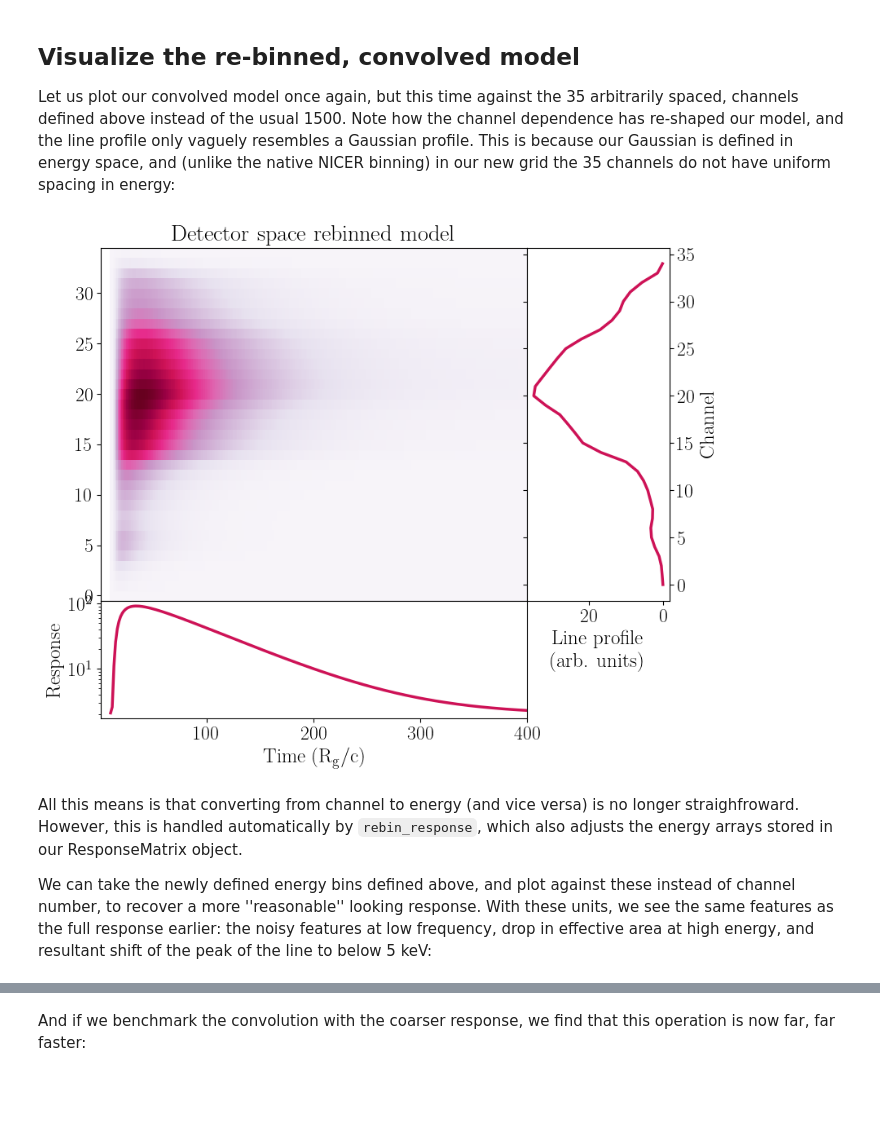
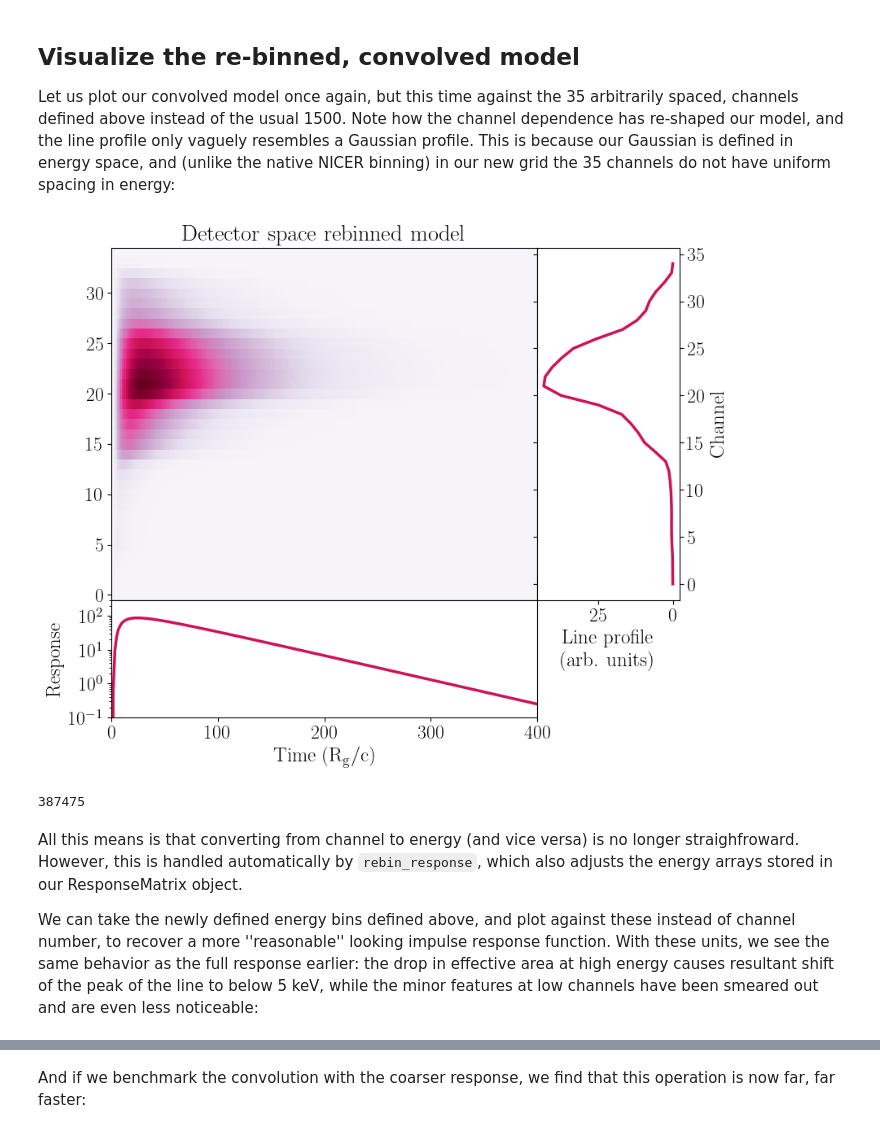
Before and after one commit to matteolucchini1/nDspec, a Jupyter notebook: docs/response.ipynb, the cells around one changed output, grey strips where cells are left out. Drawn from its saved outputs; the diff is of its cells as text; code cells hidden in the pictures; blank space fills up the shorter version.

````diff
--- a/docs/response.ipynb
+++ b/docs/response.ipynb
@@ -14,9 +16,9 @@ from nextspec.Response import ResponseMatrix
 We will start by loading the NICER rmf from path ```filepath``` by initializing an instance of the class ```ResponseMatrix```. The NICER response is separated in rmf and arf files; the initializer recognizes this and automatically prompts the user to pass an arf file through the ```load_arf method```. If instead the full response is contained in just one file (e.g. for RXTE), the class will recognize this and not prompt the user for an additional arf file.
 # %%
 rmfpath = os.getcwd()+"/data/nicer-rmf6s-teamonly-array50.rmf"
-test_matrix = ResponseMatrix(rmfpath)
+nicer_matrix = ResponseMatrix(rmfpath)
 arfpath = os.getcwd()+"/data/nicer-consim135p-teamonly-array50.arf"
-test_matrix.load_arf(arfpath)
+nicer_matrix.load_arf(arfpath)
 # %% [output]
 Arf missing, please load it
 Arf loaded
@@ -151,7 +177,7 @@ We can now obtain a "detector space" model by convolving the instrument response
 Regardless, it is this convolved model that is appropriate for comparison with the data. Note that if we could map photon energy to channels this step could be avoided - mathematically, this corresponds to a diagonal response matrix, with elements equal to only 0 or 1. This is typically the case for lower wavelength (e.g optical or infrared) data, but is not formally correct for X-ray data.
 # %%
 #now convolve the model with the response
-convolved_model = test_matrix.convolve_response(impulse_test)
+convolved_model = nicer_matrix.convolve_response(impulse_test)
 # %% [markdown]
 Let us plot our model again, but this time in "detector space" after the convolution. Again, we can note two important things.
 
@@ -161,10 +187,10 @@ Second, notice the features that appear between channels 0 and 250. These are a
 # %%
 #plot the model again to visualize it:
 
-convolved_line_profile = np.zeros(test_matrix.numchan)
+convolved_line_profile = np.zeros(nicer_matrix.n_chans)
 
 for i in range(time_res):
-    for j in range(test_matrix.numchan):
+    for j in range(nicer_matrix.n_chans):
         convolved_line_profile[j] = convolved_line_profile[j] + convolved_model[j][i]
 
 colorscale = pl.cm.PuRd(np.linspace(0.,1.,5))
@@ -177,19 +203,20 @@ ax = plt.subplot(gs[:-50,:-50])
 side = plt.subplot(gs[:-50,-50:200])
 below = plt.subplot(gs[-50:200,:-50])
 
-ax.pcolor(time_array,test_matrix.channels,convolved_model,cmap="PuRd",
+ax.pcolor(time_array,nicer_matrix.chans,convolved_model,cmap="PuRd",
           shading='auto',linewidth=0,rasterized=True)
 
 ax.set_xticklabels([])
-ax.set_xlim([1,400.])
+ax.set_xlim([0,400.])
 ax.xaxis.set_visible(False)
 
 below.semilogy(time_array,pulse_profile,linewidth=2.5,color=colorscale[3])
 below.set_xlabel("Time ($\\rm{R_g}/c$)",fontsize=18)
 below.set_ylabel("Response",fontsize=18)
-below.set_xlim([1,400.])
+below.set_xlim([0,400.])
+below.set_ylim([1e-1,3e2])
 
-side.plot(convolved_line_profile,test_matrix.channels,linewidth=2.5,color=colorscale[3])
+side.plot(convolved_line_profile,nicer_matrix.chans,linewidth=2.5,color=colorscale[3])
 side.invert_xaxis()
 side.yaxis.tick_right()
 side.yaxis.set_label_position('right')
@@ -200,4 +227,6 @@ side.set_ylabel("Channel",fontsize=18)
 ax.set_title("Detector space model")
 
 plt.show()
+
+gc.collect()
 # %% [output]
@@ -227,9 +257,11 @@ new_bounds_lo = np.array([0.1,0.3,0.6,1,1.5,2,2.13,2.21,2.3,2.4,2.52,2.6,2.9,3.,
 new_bounds_hi = np.array([0.3,0.6,1,1.5,2,2.13,2.21,2.3,2.4,2.52,2.6,2.9,3.,3.5,4.,4.12,4.25,4.4,4.54,5,
              5.5,5.75,6,6.1,6.3,6.4,6.8,7,7.2,7.3,7.35,7.6,8,9.5,10.])
 
-rebin_matrix = test_matrix.rebin_response(new_bounds_lo,new_bounds_hi)
+rebin_matrix = nicer_matrix.rebin_response(new_bounds_lo,new_bounds_hi)
 rebin_matrix.plot_response()
 rebin_matrix.plot_response(plot_type="energy")
+
+gc.collect()
 # %% [output]
 [figure]
 [figure]
@@ -243,52 +276,56 @@ rebinned_model = rebin_matrix.convolve_response(impulse_test)
 
 Let us plot our convolved model once again, but this time against the 35 arbitrarily spaced, channels  defined above instead of the usual 1500. Note how the channel dependence has re-shaped our model, and the line profile only vaguely resembles a Gaussian profile. This is because our Gaussian is defined in energy space, and (unlike the native NICER binning) in our new grid the 35 channels do not have uniform spacing in energy:
 # %%
-rebinned_line_profile = np.zeros(rebin_matrix.numchan)
+rebinned_line_profile = np.zeros(rebin_matrix.n_chans)
 
 new_bounds = 0.5*(rebin_matrix.emax+rebin_matrix.emin)
 
 for i in range(time_res):
-    for j in range(rebin_matrix.numchan):
+    for j in range(rebin_matrix.n_chans):
         rebinned_line_profile[j] = rebinned_line_profile[j] + rebinned_model[j][i]
 #colorscale = pl.cm.PuRd(np.linspace(0.,1.,5))
 
 fig = plt.figure(figsize=(9.,7.5))
 
 gs = gridspec.GridSpec(200,200)
 gs.update(wspace=0,hspace=0)
 ax = plt.subplot(gs[:-50,:-50])
 side = plt.subplot(gs[:-50,-50:200])
 below = plt.subplot(gs[-50:200,:-50])
 
-ax.pcolor(time_array,rebin_matrix.channels,rebinned_model,cmap="PuRd",
+ax.pcolor(time_array,rebin_matrix.chans,rebinned_model,cmap="PuRd",
           shading='auto',linewidth=0,rasterized=True)
 
 ax.set_xticklabels([])
-ax.set_xlim([1,400.])
+ax.set_xlim([0,400.])
 ax.xaxis.set_visible(False)
 
 below.semilogy(time_array,pulse_profile,linewidth=2.5,color=colorscale[3])
 below.set_xlabel("Time ($\\rm{R_g}/c$)",fontsize=18)
 below.set_ylabel("Response",fontsize=18)
-below.set_xlim([1,400.])
+below.set_xlim([0,400.])
+below.set_ylim([1e-1,3e2])
 
-side.plot(rebinned_line_profile,rebin_matrix.channels,linewidth=2.5,color=colorscale[3])
+side.plot(rebinned_line_profile,rebin_matrix.chans,linewidth=2.5,color=colorscale[3])
 side.invert_xaxis()
 side.yaxis.tick_right()
 side.yaxis.set_label_position('right')
 side.yaxis.set_ticks_position('both')
 side.set_xlabel("Line profile \n (arb. units)",fontsize=18)
 side.set_ylabel("Channel",fontsize=18)
 
 ax.set_title("Detector space rebinned model")
 
 plt.show()
+
+gc.collect()
 # %% [output]
-[figure, old version]
+[figure, new version]
+387475
 # %% [markdown]
 All this means is that converting from channel to energy (and vice versa) is no longer straighfroward. However, this is handled automatically by ```rebin_response```, which also adjusts the energy arrays stored in our ResponseMatrix object.
 
-We can take the newly defined energy bins defined above, and plot against these instead of channel number, to recover a more ''reasonable'' looking response. With these units, we see the same features as the full response earlier: the noisy features at low frequency, drop in effective area at high energy, and resultant shift of the peak of the line to below 5 keV:
+We can take the newly defined energy bins defined above, and plot against these instead of channel number, to recover a more ''reasonable'' looking impulse response function. With these units, we see the same behavior as the full response earlier: the drop in effective area at high energy causes resultant shift of the peak of the line to below 5 keV, while the minor features at low channels have been smeared out and are even less noticeable:
 # %%
 fig = plt.figure(figsize=(9.,7.5))
 
````
Also changed, not shown: parts of 16 cells of this notebook, 3 other files.
